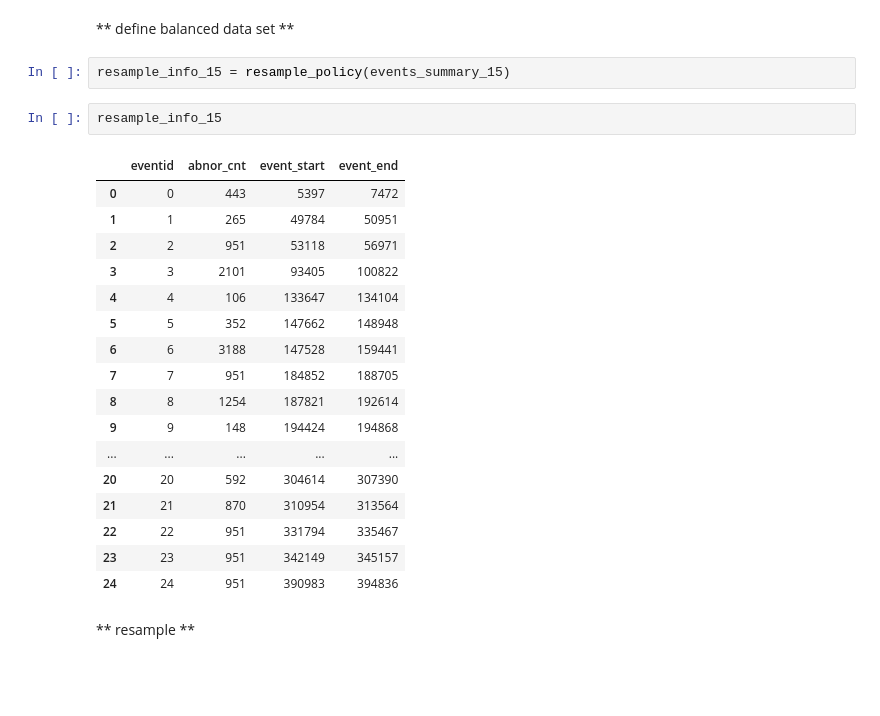
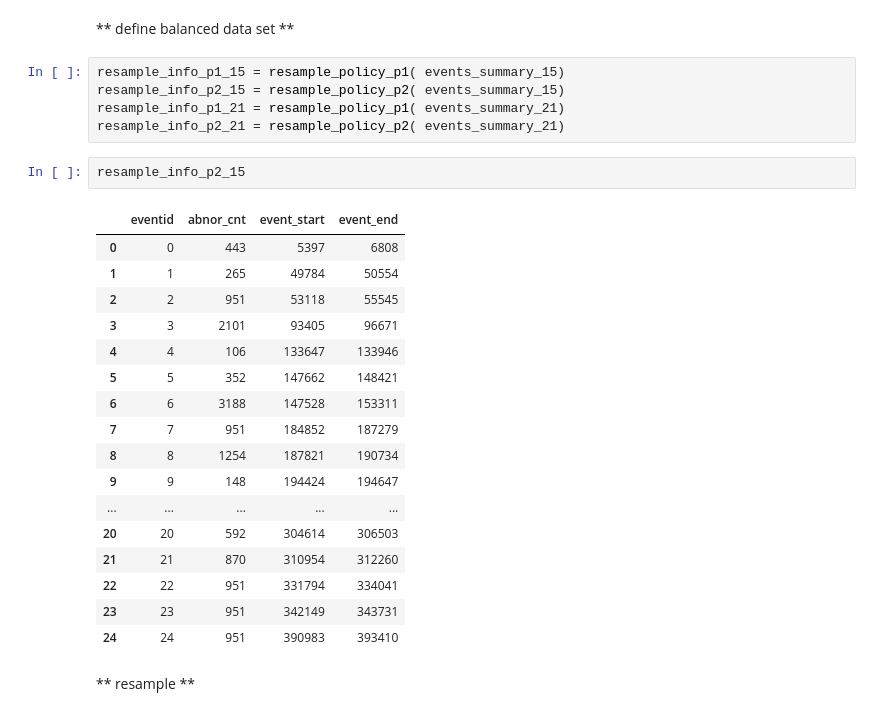
Before and after one commit to Backlu/CAICTCompetition, a Jupyter notebook: icd-Data_Sampling.ipynb, the cells around one changed output. Cells and saved outputs as stored; diff of their text form; blank space fills up the shorter version.

Commit message:
resampling policy 2

```diff
--- a/icd-Data_Sampling.ipynb
+++ b/icd-Data_Sampling.ipynb
@@ -263,27 +341,30 @@ event: 1
 # %% [markdown]
 ** define balanced data set **
-# %%
-resample_info_15 = resample_policy(events_summary_15)
-# %%
-resample_info_15
-# %% [output]
-|  | eventid | abnor_cnt | event_start | event_end |
-| 0 | 0 | 443 | 5397 | 7472 |
-| 1 | 1 | 265 | 49784 | 50951 |
-| 2 | 2 | 951 | 53118 | 56971 |
-| 3 | 3 | 2101 | 93405 | 100822 |
-| 4 | 4 | 106 | 133647 | 134104 |
-| 5 | 5 | 352 | 147662 | 148948 |
-| 6 | 6 | 3188 | 147528 | 159441 |
-| 7 | 7 | 951 | 184852 | 188705 |
-| 8 | 8 | 1254 | 187821 | 192614 |
-| 9 | 9 | 148 | 194424 | 194868 |
-| ... | ... | ... | ... | ... |
-| 20 | 20 | 592 | 304614 | 307390 |
-| 21 | 21 | 870 | 310954 | 313564 |
-| 22 | 22 | 951 | 331794 | 335467 |
-| 23 | 23 | 951 | 342149 | 345157 |
-| 24 | 24 | 951 | 390983 | 394836 |
+# %%
+resample_info_p1_15 = resample_policy_p1( events_summary_15)
+resample_info_p2_15 = resample_policy_p2( events_summary_15)
+resample_info_p1_21 = resample_policy_p1( events_summary_21)
+resample_info_p2_21 = resample_policy_p2( events_summary_21)
+# %%
+resample_info_p2_15
+# %% [output]
+|  | eventid | abnor_cnt | event_start | event_end |
+| 0 | 0 | 443 | 5397 | 6808 |
+| 1 | 1 | 265 | 49784 | 50554 |
+| 2 | 2 | 951 | 53118 | 55545 |
+| 3 | 3 | 2101 | 93405 | 96671 |
+| 4 | 4 | 106 | 133647 | 133946 |
+| 5 | 5 | 352 | 147662 | 148421 |
+| 6 | 6 | 3188 | 147528 | 153311 |
+| 7 | 7 | 951 | 184852 | 187279 |
+| 8 | 8 | 1254 | 187821 | 190734 |
+| 9 | 9 | 148 | 194424 | 194647 |
+| ... | ... | ... | ... | ... |
+| 20 | 20 | 592 | 304614 | 306503 |
+| 21 | 21 | 870 | 310954 | 312260 |
+| 22 | 22 | 951 | 331794 | 334041 |
+| 23 | 23 | 951 | 342149 | 343731 |
+| 24 | 24 | 951 | 390983 | 393410 |
 # %% [markdown]
 ** resample **
 # %%
```
Also changed, not shown: parts of 25 cells of this notebook, 6 other files.
